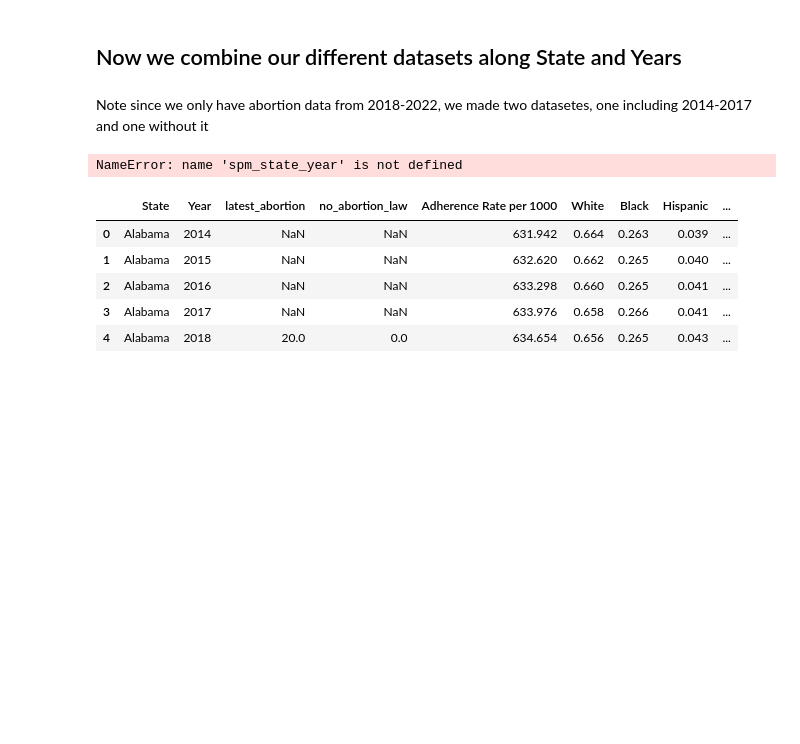
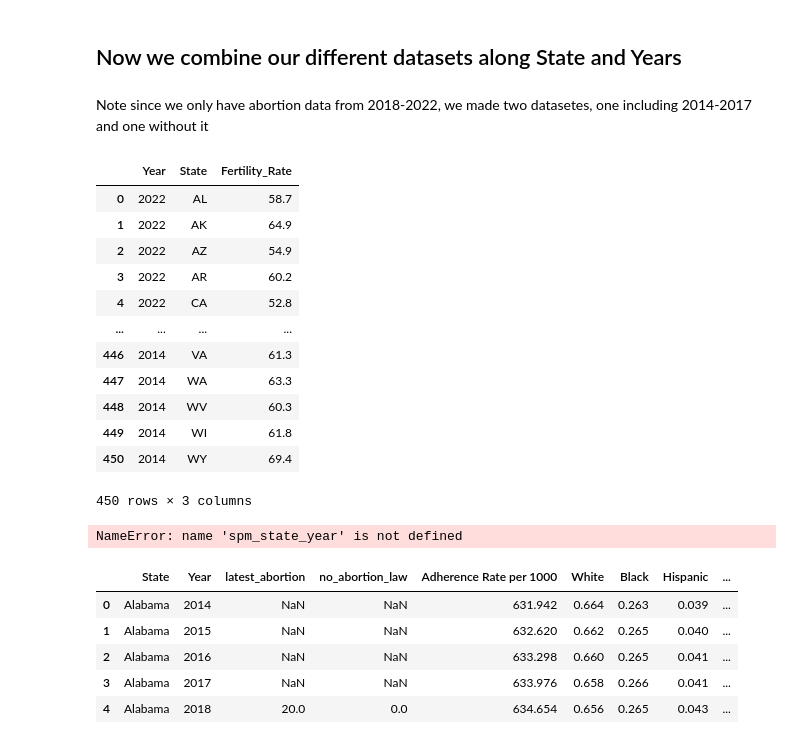
Before and after one commit to ppich1169/fertilityProjectCs109, a Jupyter notebook: fertility_notebook.ipynb, the cells around one changed output. Drawn from its saved outputs; the diff is of its cells as text; code cells hidden in the pictures; blank space fills up the shorter version.

```diff
--- a/fertility_notebook.ipynb
+++ b/fertility_notebook.ipynb
@@ -962,4 +962,26 @@ abortion_state_year['no_abortion_law'] = abortion_state_year.groupby('State')['n
 ## Now we combine our different datasets along State and Years
 # %% [markdown]
 Note since we only have abortion data from 2018-2022, we made two datasetes, one including 2014-2017 and one without it
+# %%
+fertility_rate = pd.read_csv('data/fertility_rate_census.csv')
+fertility_rate = fertility_rate.rename(columns={
+    'YEAR': 'Year',
+    'STATE': 'State',
+    'FERTILITY RATE': 'Fertility_Rate'
+})[['Year', 'State', 'Fertility_Rate']]
+fertility_state_year = fertility_rate[fertility_rate['State'] != "District of Columbia"]
+# %% [output]
+|  | Year | State | Fertility_Rate |
+| 0 | 2022 | AL | 58.7 |
+| 1 | 2022 | AK | 64.9 |
+| 2 | 2022 | AZ | 54.9 |
+| 3 | 2022 | AR | 60.2 |
+| 4 | 2022 | CA | 52.8 |
+| ... | ... | ... | ... |
+| 446 | 2014 | VA | 61.3 |
+| 447 | 2014 | WA | 63.3 |
+| 448 | 2014 | WV | 60.3 |
+| 449 | 2014 | WI | 61.8 |
+| 450 | 2014 | WY | 69.4 |
+450 rows × 3 columns
 # %%
```
Also changed, not shown: parts of 2 cells of this notebook.
